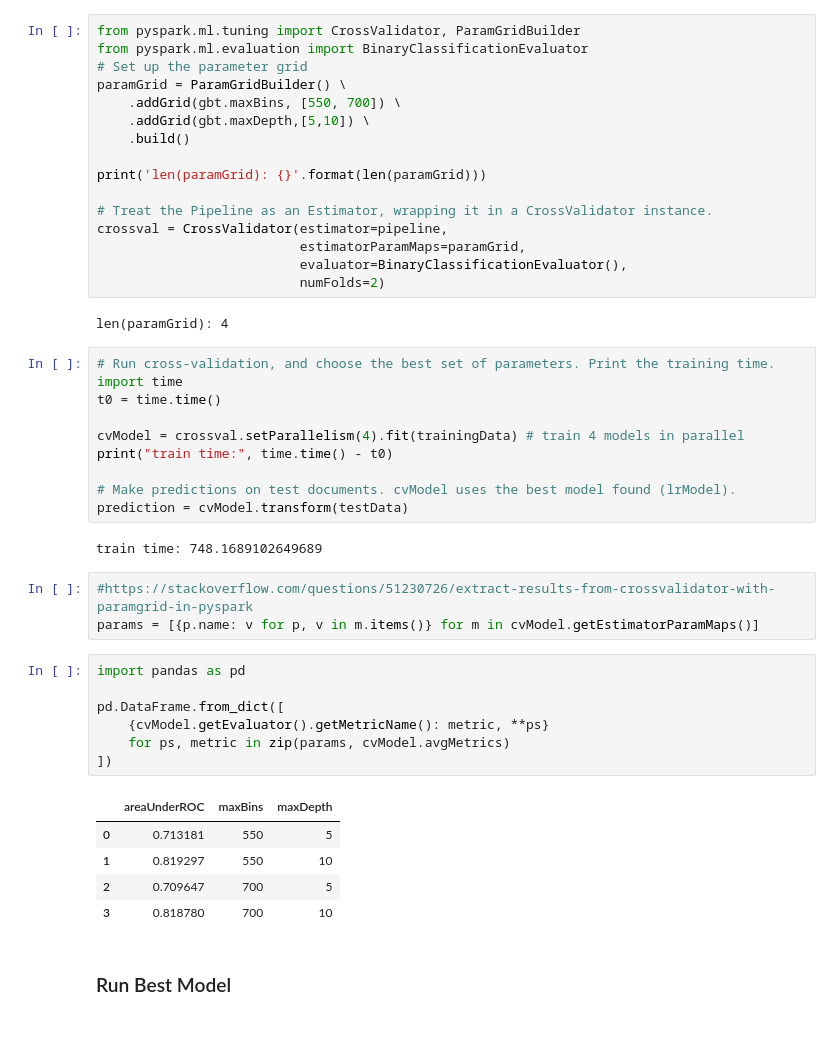
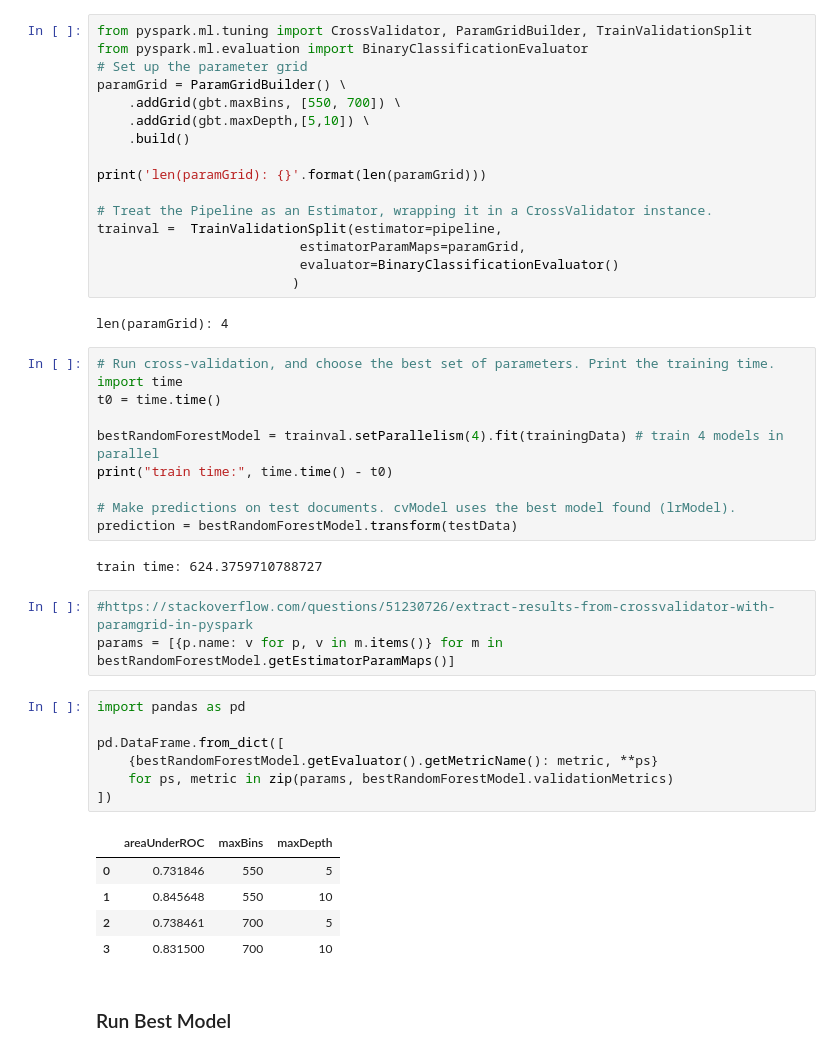
Before and after one commit to taylorrohrich/big_data_project, a Jupyter notebook: model_tuning.ipynb, the cells around one changed output. Cells and saved outputs as stored; diff of their text form.

```diff
--- a/model_tuning.ipynb
+++ b/model_tuning.ipynb
@@ -342,7 +335,7 @@ df.groupBy('stockImproved').count().show()
 # %% [markdown]
 ### Parameter Tuning
 # %%
-from pyspark.ml.tuning import CrossValidator, ParamGridBuilder
+from pyspark.ml.tuning import CrossValidator, ParamGridBuilder, TrainValidationSplit
 from pyspark.ml.evaluation import BinaryClassificationEvaluator
 # Set up the parameter grid
 paramGrid = ParamGridBuilder() \
@@ -353,10 +346,10 @@ paramGrid = ParamGridBuilder() \
 print('len(paramGrid): {}'.format(len(paramGrid)))
 
 # Treat the Pipeline as an Estimator, wrapping it in a CrossValidator instance.
-crossval = CrossValidator(estimator=pipeline,
+trainval =  TrainValidationSplit(estimator=pipeline,
                           estimatorParamMaps=paramGrid,
-                          evaluator=BinaryClassificationEvaluator(),
-                          numFolds=2)
+                          evaluator=BinaryClassificationEvaluator()
+                         )
 # %% [output]
 len(paramGrid): 4
 # %%
@@ -364,28 +357,28 @@ len(paramGrid): 4
 import time
 t0 = time.time()
 
-cvModel = crossval.setParallelism(4).fit(trainingData) # train 4 models in parallel
+bestRandomForestModel = trainval.setParallelism(4).fit(trainingData) # train 4 models in parallel
 print("train time:", time.time() - t0)
 
 # Make predictions on test documents. cvModel uses the best model found (lrModel).
-prediction = cvModel.transform(testData)
+prediction = bestRandomForestModel.transform(testData)
 # %% [output]
-train time: 748.1689102649689
+train time: 624.3759710788727
 # %%
 #https://stackoverflow.com/questions/51230726/extract-results-from-crossvalidator-with-paramgrid-in-pyspark
-params = [{p.name: v for p, v in m.items()} for m in cvModel.getEstimatorParamMaps()]
+params = [{p.name: v for p, v in m.items()} for m in bestRandomForestModel.getEstimatorParamMaps()]
 # %%
 import pandas as pd
 
 pd.DataFrame.from_dict([
-    {cvModel.getEvaluator().getMetricName(): metric, **ps}
-    for ps, metric in zip(params, cvModel.avgMetrics)
+    {bestRandomForestModel.getEvaluator().getMetricName(): metric, **ps}
+    for ps, metric in zip(params, bestRandomForestModel.validationMetrics)
 ])
 # %% [output]
 |  | areaUnderROC | maxBins | maxDepth |
-| 0 | 0.713181 | 550 | 5 |
-| 1 | 0.819297 | 550 | 10 |
-| 2 | 0.709647 | 700 | 5 |
-| 3 | 0.818780 | 700 | 10 |
+| 0 | 0.731846 | 550 | 5 |
+| 1 | 0.845648 | 550 | 10 |
+| 2 | 0.738461 | 700 | 5 |
+| 3 | 0.831500 | 700 | 10 |
 # %% [markdown]
 ### Run Best Model
```
Also changed, not shown: parts of 18 cells of this notebook, 1 other file.
